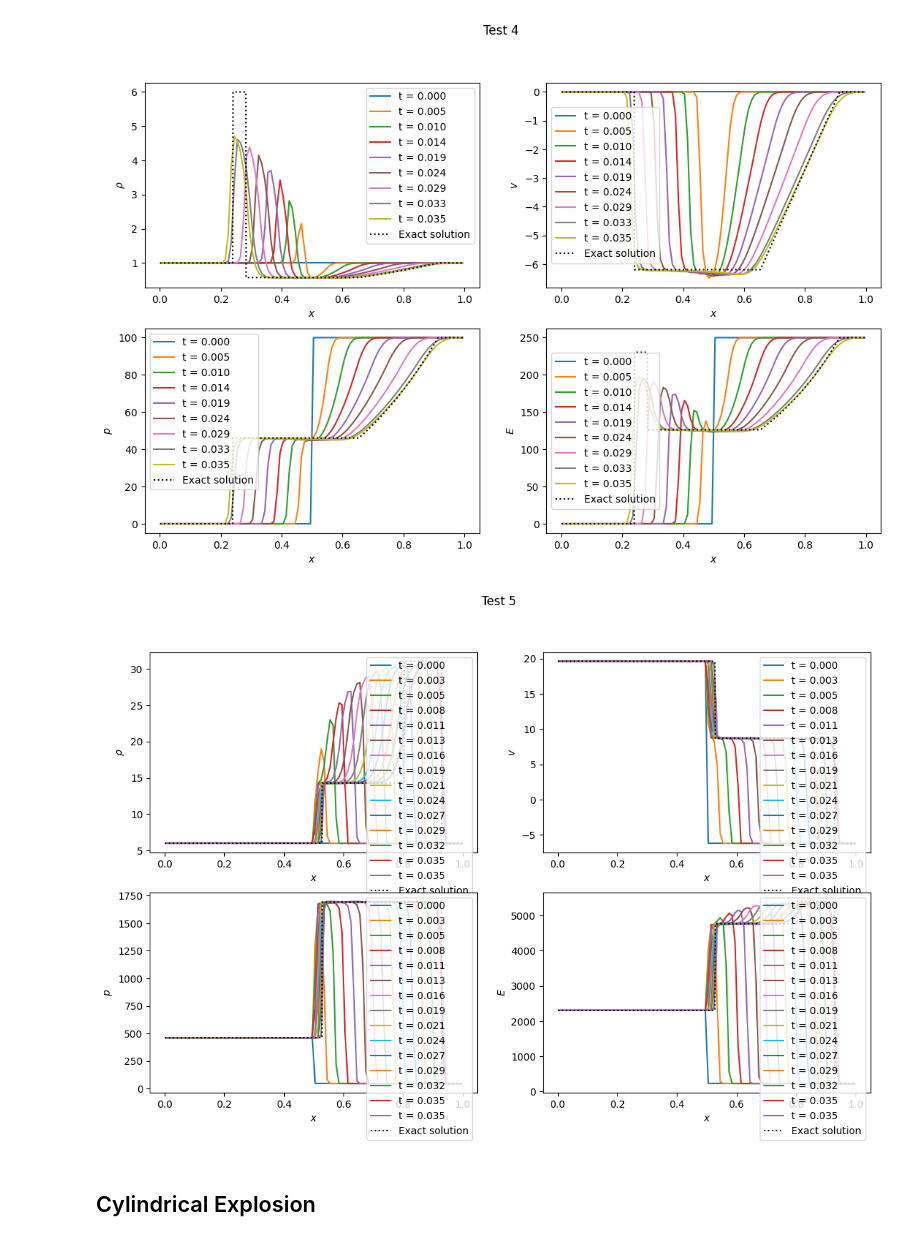
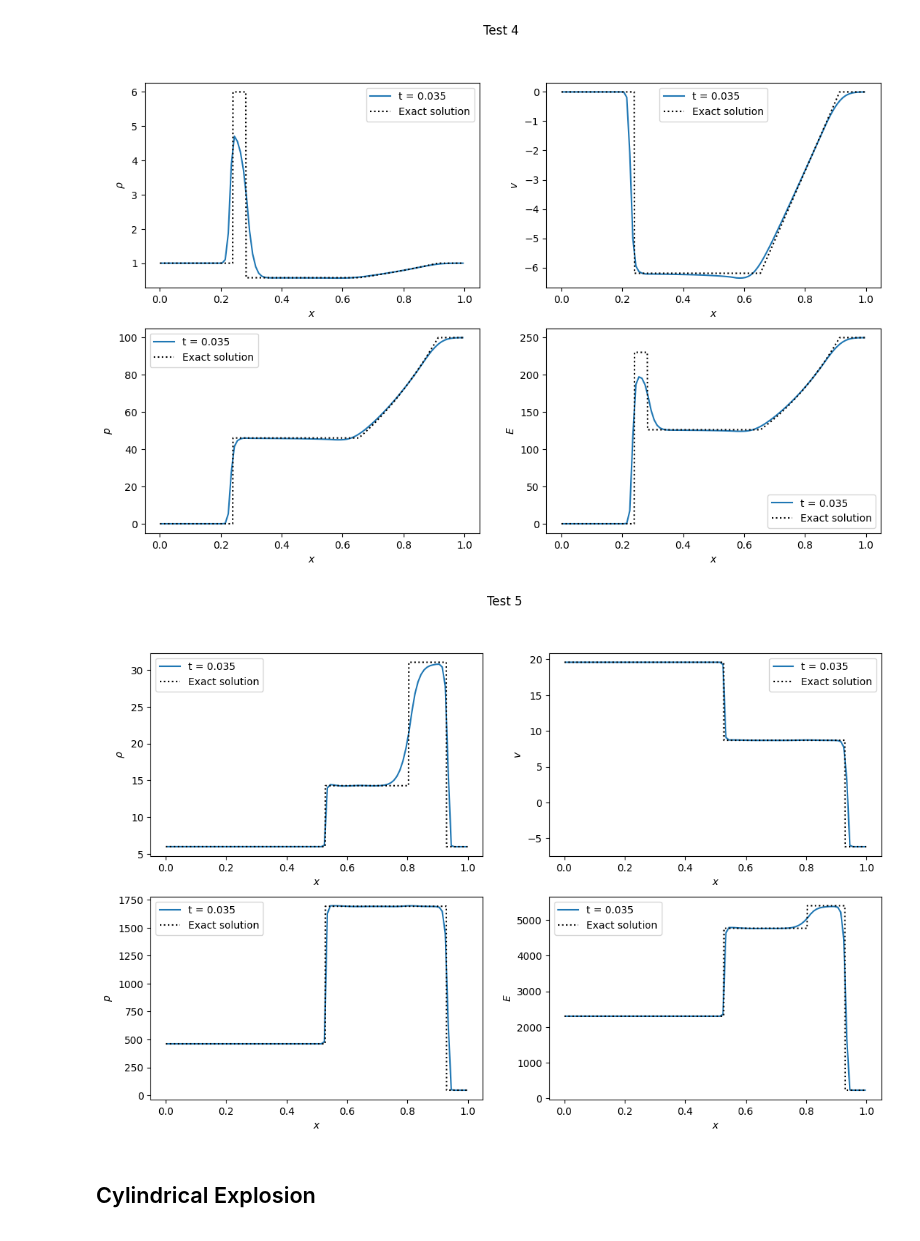
Before and after one commit to BenDavisonPetch/BAMReX, a Jupyter notebook: amrex_1d_plot.ipynb, the cells around one changed output. Saved outputs shown, nothing was run; the diff lists cells and outputs as text; code cells hidden in the pictures.

Commit message:
Improved test automation for Riemann problems

```diff
--- a/amrex_1d_plot.ipynb
+++ b/amrex_1d_plot.ipynb
@@ -8,0 +1,19 @@ import matplotlib.pyplot as plt
+# %%
+import yt
+import numpy as np
+import glob
+import matplotlib.pyplot as plt
+import matplotlib as mpl
+
+yt.set_log_level("error")
+mpl.rcParams["font.family"] = "serif"
+mpl.rcParams['font.serif'] = ['Times New Roman']
+mpl.rcParams["text.usetex"] = True
+mpl.rcParams["lines.linewidth"] = 1
+mpl.rcParams["lines.markersize"] = 3.5
+mpl.rcParams["xtick.direction"] = "out"
+mpl.rcParams["ytick.direction"] = "out"
+mpl.rcParams["xtick.major.size"] = 2
+mpl.rcParams["ytick.major.size"] = 2
+mpl.rcParams["legend.frameon"] = False
+mpl.rcParams["legend.fontsize"] = "small"
@@ -9,9 +141,9 @@ import matplotlib.pyplot as plt
 # %%
-BASE_FILENAMES = ["./build/Exec/RiemannProblem/output/test1/plt",
-             "./build/Exec/RiemannProblem/output/test2/plt",
-             "./build/Exec/RiemannProblem/output/test3/plt",
-             "./build/Exec/RiemannProblem/output/test4/plt",
-             "./build/Exec/RiemannProblem/output/test5/plt"]
+BASE_FILENAMES = ["./build/Exec/RiemannProblem/output/test1/100/plt",
+             "./build/Exec/RiemannProblem/output/test2/100/plt",
+             "./build/Exec/RiemannProblem/output/test3/100/plt",
+             "./build/Exec/RiemannProblem/output/test4/100/plt",
+             "./build/Exec/RiemannProblem/output/test5/100/plt"]
 FILENAMES = [filename + "?????" for filename in BASE_FILENAMES]
 EXACT_SOLN_FILENAMES = [filename + "EXACT_SOLN" for filename in BASE_FILENAMES]
 
@@ -25,7 +157,7 @@ for i in to_plot:
     ts = yt.load(FILENAME)
 
     fig,ax = plt.subplots(2,2, figsize=(13,8))
-    for ds in ts:
+    for ds in ts[-1:]:
         if DIM == 1:
             ray = ds.ray([ds.domain_left_edge[0].value,0,0], [ds.domain_right_edge[0].value,0,0])
             mom = np.array(ray["mom_x"])
@@ -101,5 +233,5 @@ for i in to_plot:
-[figure, old version]
+[figure, new version]
-[figure, old version]
+[figure, new version]
 # %% [markdown]
 ## Cylindrical Explosion
 # %%
```
Also changed, not shown: parts of 7 cells of this notebook, 31 other files.
